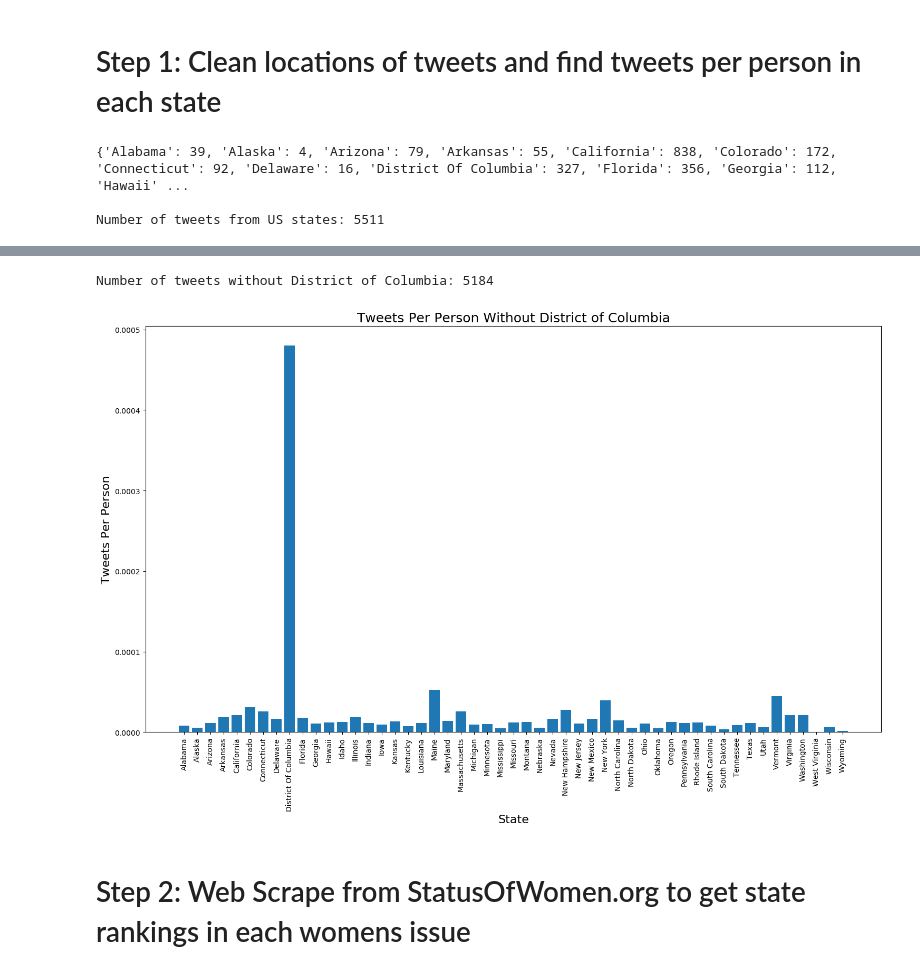
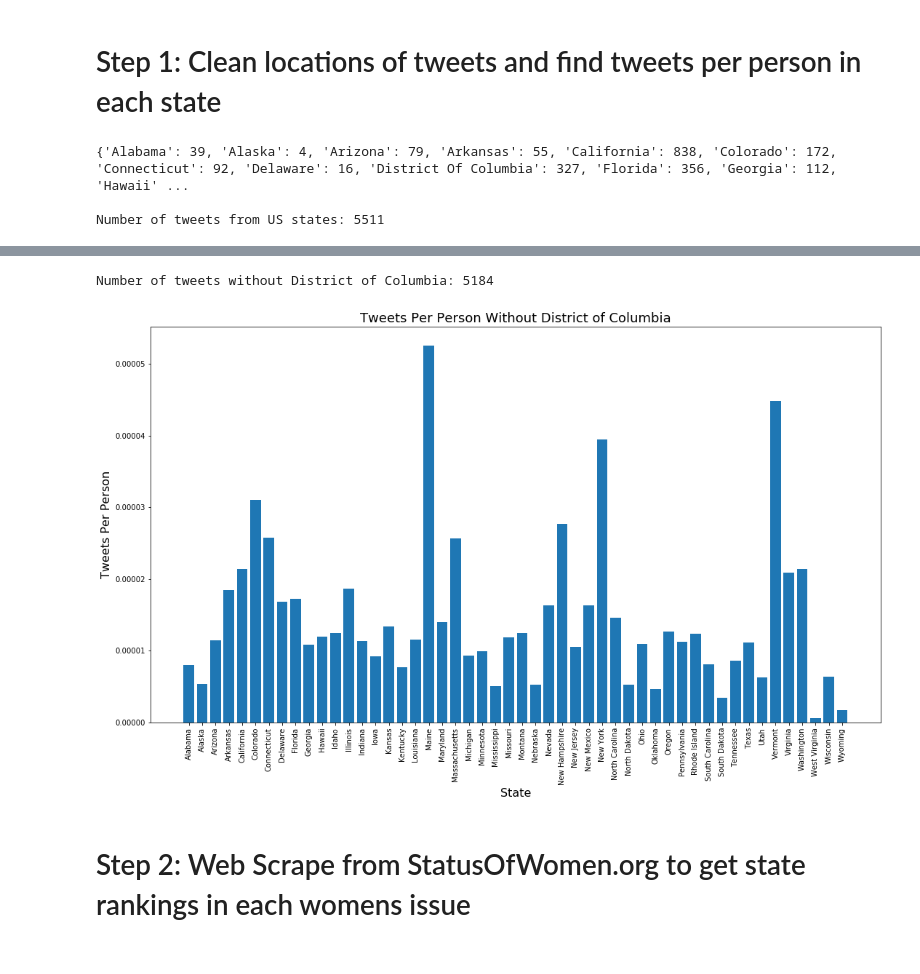
Before and after one commit to jmcaloon/womens_march, a Jupyter notebook: complete_analysis.ipynb, the cells around one changed output, grey strips where cells are left out. Cells and saved outputs as stored; diff of their text form; code cells hidden in the pictures.

```diff
--- a/complete_analysis.ipynb
+++ b/complete_analysis.ipynb
@@ -188,35 +188,35 @@ for state, count in state_counts.items():
 
 
 plt.figure(figsize=(18,10))
 
 plt.bar(range(len(state_counts)), list(state_counts.values()), align='center')
 plt.ylabel('Tweets Per Person', fontsize=16)
 plt.xlabel('State', fontsize=16)
 plt.title('Tweets Per Person Including District of Columbia', fontsize=18)
 plt.xticks(range(len(state_counts)), list(state_counts.keys()), rotation='vertical')
 plt.show()
 
-state_counts.pop('District Of Colu')
+state_counts.pop('District Of Columbia', None)
 tweets = tweets[tweets.Location != 'District Of Columbia']
 
 
 print ("Number of tweets without District of Columbia:", len(tweets.index))
 
 plt.figure(figsize=(18,10))
 
 plt.bar(range(len(state_counts)), list(state_counts.values()), align='center')
 plt.ylabel('Tweets Per Person', fontsize=16)
 plt.xlabel('State', fontsize=16)
 plt.title('Tweets Per Person Without District of Columbia', fontsize=18)
 plt.xticks(range(len(state_counts)), list(state_counts.keys()), rotation='vertical')
 plt.show()
 # %% [output]
 {'Alabama': 39, 'Alaska': 4, 'Arizona': 79, 'Arkansas': 55, 'California': 838, 'Colorado': 172, 'Connecticut': 92, 'Delaware': 16, 'District Of Columbia': 327, 'Florida': 356, 'Georgia': 112, 'Hawaii' ...
 
 Number of tweets from US states: 5511
 [figure]
 Number of tweets without District of Columbia: 5184
-[figure, old version]
+[figure, new version]
 # %% [markdown]
 # Step 2: Web Scrape from StatusOfWomen.org to get state rankings in each womens issue
 # %%
```
Also changed, not shown: parts of 6 cells of this notebook.
